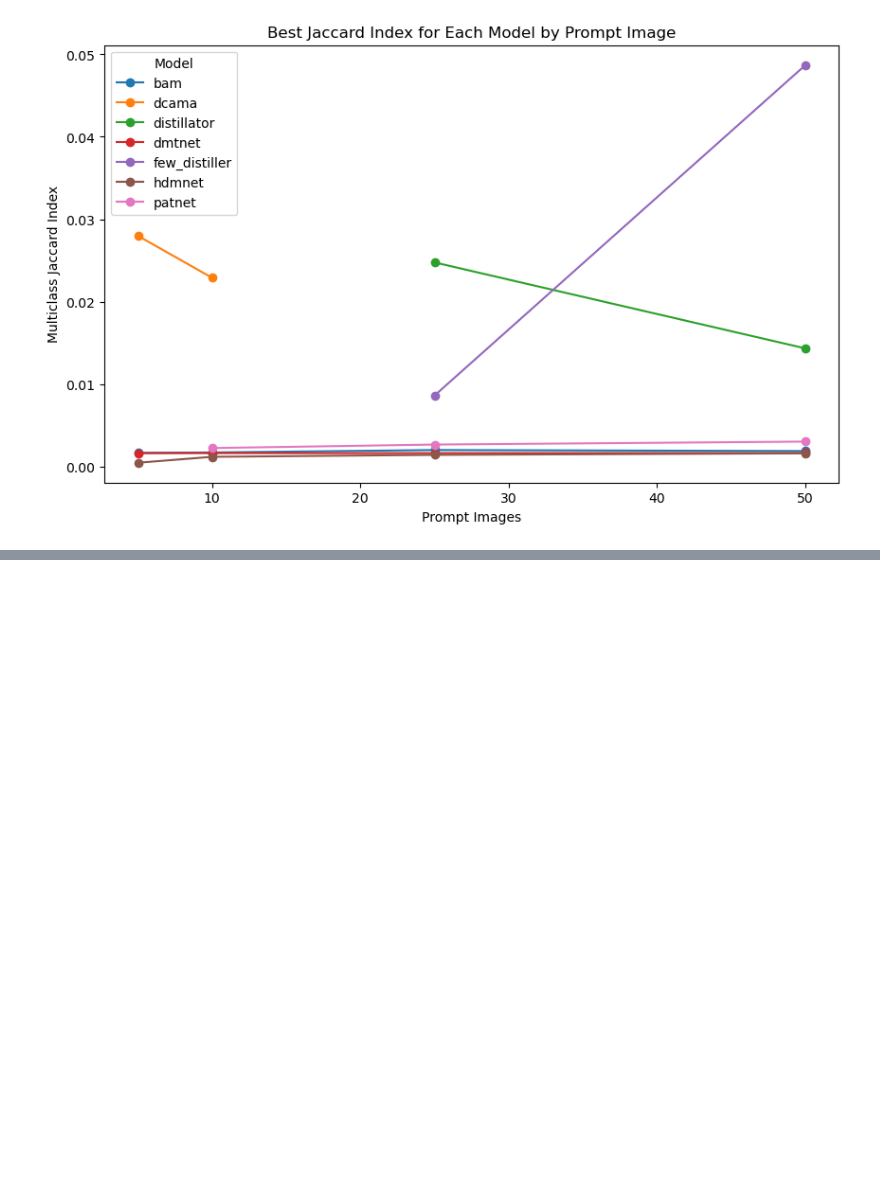
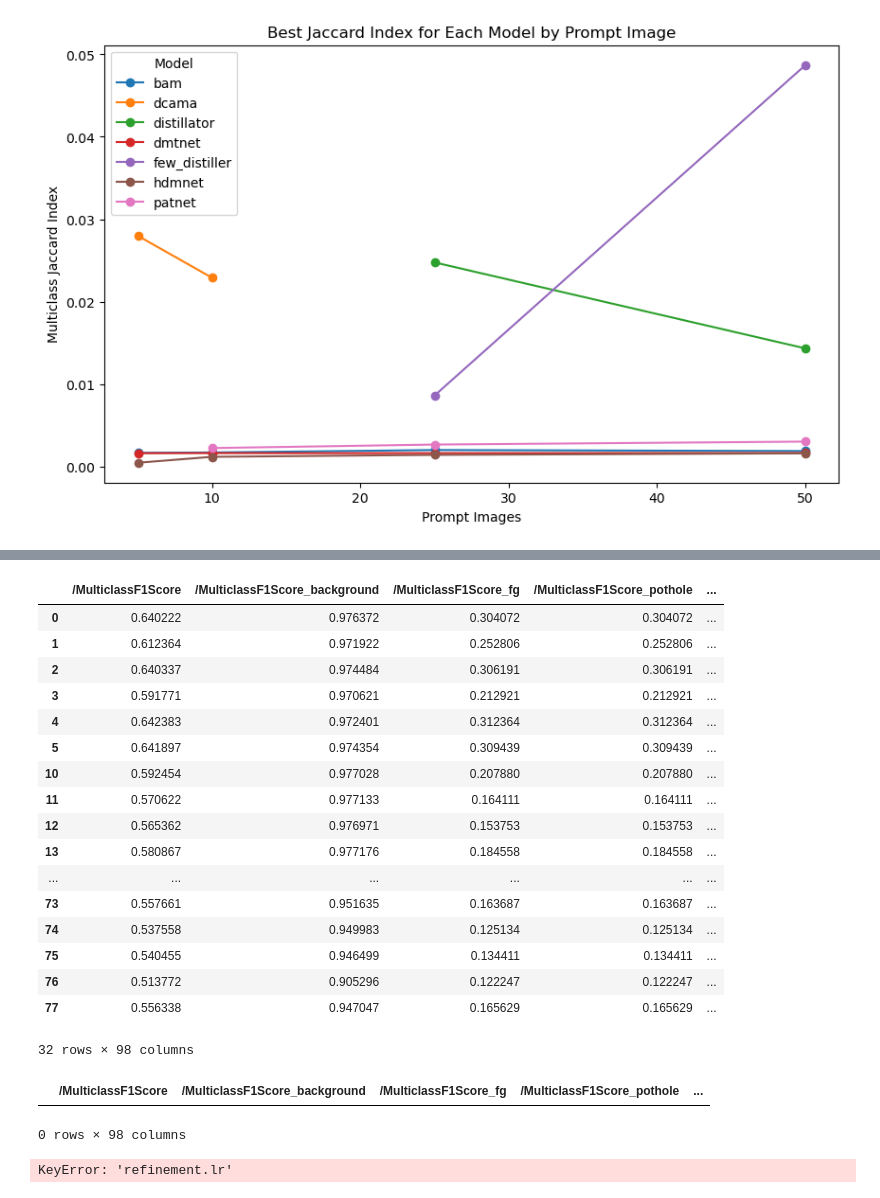
Before and after one commit to pasqualedem/DistillFSS, a Jupyter notebook: result.ipynb, the cells around one changed output, grey strips where cells are left out. Drawn from its saved outputs; the diff is of its cells as text; code cells hidden in the pictures; blank space fills up the shorter version.

```diff
--- a/result.ipynb
+++ b/result.ipynb
@@ -187,0 +251,30 @@ plt.show()
+# %%
+runs_df[pd.notna(runs_df["refinement.lr"]) & (runs_df["model.name"] == "dcama")]
+# %% [output]
+|  | /MulticlassF1Score | /MulticlassF1Score_background | /MulticlassF1Score_fg | /MulticlassF1Score_pothole | ... |
+| 0 | 0.640222 | 0.976372 | 0.304072 | 0.304072 | ... |
+| 1 | 0.612364 | 0.971922 | 0.252806 | 0.252806 | ... |
+| 2 | 0.640337 | 0.974484 | 0.306191 | 0.306191 | ... |
+| 3 | 0.591771 | 0.970621 | 0.212921 | 0.212921 | ... |
+| 4 | 0.642383 | 0.972401 | 0.312364 | 0.312364 | ... |
+| 5 | 0.641897 | 0.974354 | 0.309439 | 0.309439 | ... |
+| 10 | 0.592454 | 0.977028 | 0.207880 | 0.207880 | ... |
+| 11 | 0.570622 | 0.977133 | 0.164111 | 0.164111 | ... |
+| 12 | 0.565362 | 0.976971 | 0.153753 | 0.153753 | ... |
+| 13 | 0.580867 | 0.977176 | 0.184558 | 0.184558 | ... |
+| ... | ... | ... | ... | ... | ... |
+| 73 | 0.557661 | 0.951635 | 0.163687 | 0.163687 | ... |
+| 74 | 0.537558 | 0.949983 | 0.125134 | 0.125134 | ... |
+| 75 | 0.540455 | 0.946499 | 0.134411 | 0.134411 | ... |
+| 76 | 0.513772 | 0.905296 | 0.122247 | 0.122247 | ... |
+| 77 | 0.556338 | 0.947047 | 0.165629 | 0.165629 | ... |
+32 rows × 98 columns
+# %%
+runs_df[pd.notna(runs_df["refinement.lr"]) & runs_df["model.name"] == "dcama"]
+# %% [output]
+|  | /MulticlassF1Score | /MulticlassF1Score_background | /MulticlassF1Score_fg | /MulticlassF1Score_pothole | ... |
+0 rows × 98 columns
+# %%
+filtered_df.iloc[0]['refinement.lr']
+# %% [output]
+KeyError: 'refinement.lr'
```
Also changed, not shown: parts of 6 cells of this notebook, 3 other files.
